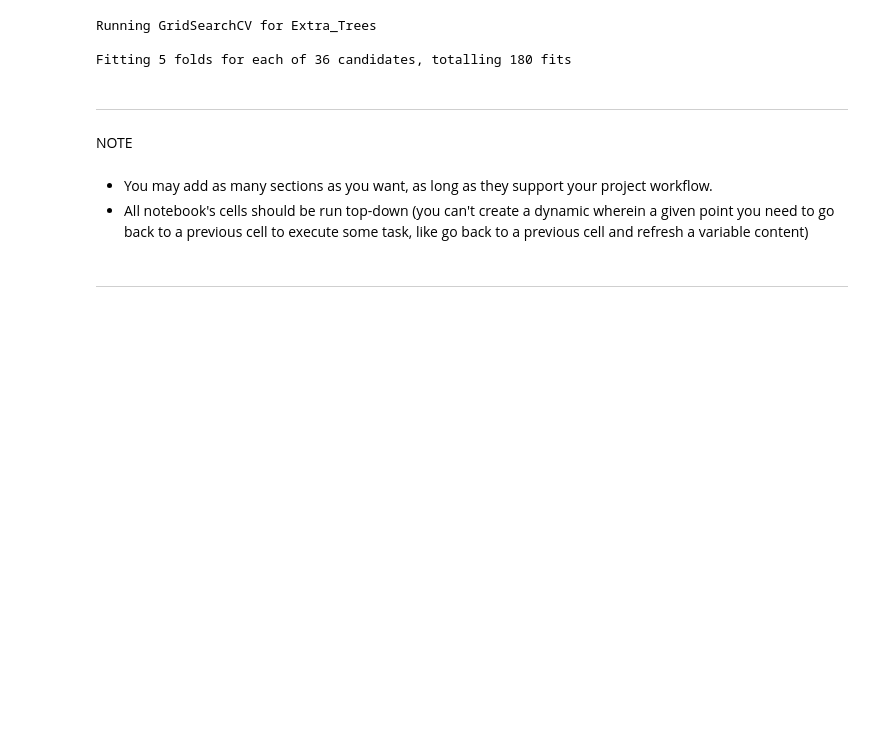
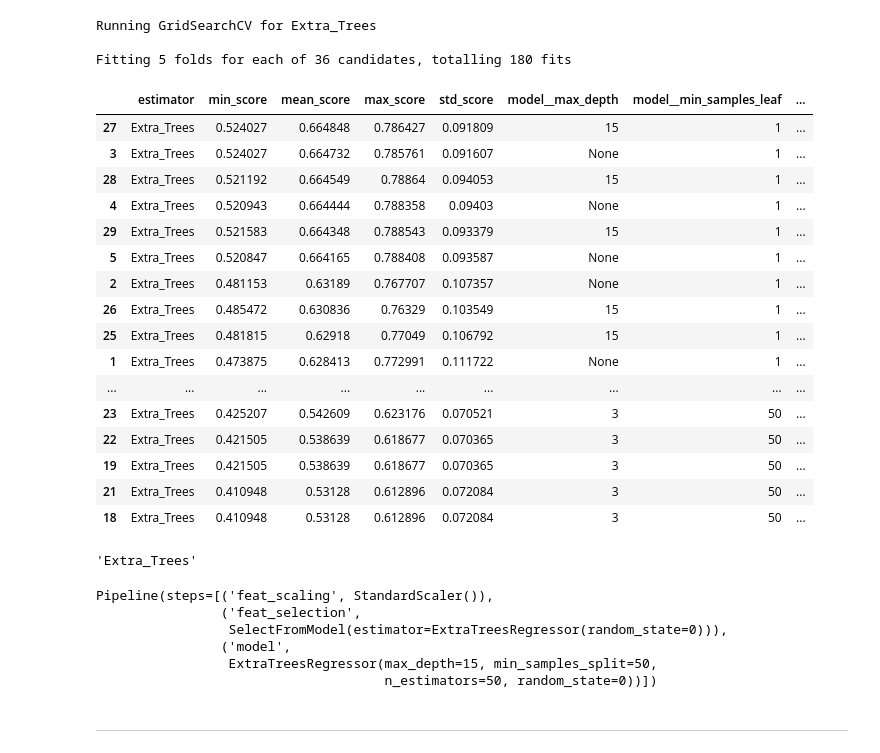
Before and after one commit to Ismino/housepricepred2, a Jupyter notebook: jupyter_notebooks/Modelling and Evaluation - Predict House Price.ipynb5.ipynb, the cells around one changed output. Cells and saved outputs as stored; diff of their text form; code cells hidden in the pictures; blank space fills up the shorter version.

Commit message:
Add pipeline and modeöing to repo

```diff
--- a/jupyter_notebooks/Modelling and Evaluation - Predict House Price.ipynb5.ipynb
+++ b/jupyter_notebooks/Modelling and Evaluation - Predict House Price.ipynb5.ipynb
@@ -661,13 +661,42 @@ search.fit(X_train, y_train, scoring='r2', n_jobs=-1, cv=5)
 Running GridSearchCV for Extra_Trees
 
 Fitting 5 folds for each of 36 candidates, totalling 180 fits
-# %% [markdown]
----
-# %% [markdown]
-NOTE
-# %% [markdown]
-* You may add as many sections as you want, as long as they support your project workflow.
-* All notebook's cells should be run top-down (you can't create a dynamic wherein a given point you need to go back to a previous cell to execute some task, like go back to a previous cell and refresh a variable content)
+# %%
+grid_search_summary, grid_search_pipelines = search.score_summary(sort_by='mean_score')
+grid_search_summary
+# %% [output]
+|  | estimator | min_score | mean_score | max_score | std_score | model__max_depth | model__min_samples_leaf | ... |
+| 27 | Extra_Trees | 0.524027 | 0.664848 | 0.786427 | 0.091809 | 15 | 1 | ... |
+| 3 | Extra_Trees | 0.524027 | 0.664732 | 0.785761 | 0.091607 | None | 1 | ... |
+| 28 | Extra_Trees | 0.521192 | 0.664549 | 0.78864 | 0.094053 | 15 | 1 | ... |
+| 4 | Extra_Trees | 0.520943 | 0.664444 | 0.788358 | 0.09403 | None | 1 | ... |
+| 29 | Extra_Trees | 0.521583 | 0.664348 | 0.788543 | 0.093379 | 15 | 1 | ... |
+| 5 | Extra_Trees | 0.520847 | 0.664165 | 0.788408 | 0.093587 | None | 1 | ... |
+| 2 | Extra_Trees | 0.481153 | 0.63189 | 0.767707 | 0.107357 | None | 1 | ... |
+| 26 | Extra_Trees | 0.485472 | 0.630836 | 0.76329 | 0.103549 | 15 | 1 | ... |
+| 25 | Extra_Trees | 0.481815 | 0.62918 | 0.77049 | 0.106792 | 15 | 1 | ... |
+| 1 | Extra_Trees | 0.473875 | 0.628413 | 0.772991 | 0.111722 | None | 1 | ... |
+| ... | ... | ... | ... | ... | ... | ... | ... | ... |
+| 23 | Extra_Trees | 0.425207 | 0.542609 | 0.623176 | 0.070521 | 3 | 50 | ... |
+| 22 | Extra_Trees | 0.421505 | 0.538639 | 0.618677 | 0.070365 | 3 | 50 | ... |
+| 19 | Extra_Trees | 0.421505 | 0.538639 | 0.618677 | 0.070365 | 3 | 50 | ... |
+| 21 | Extra_Trees | 0.410948 | 0.53128 | 0.612896 | 0.072084 | 3 | 50 | ... |
+| 18 | Extra_Trees | 0.410948 | 0.53128 | 0.612896 | 0.072084 | 3 | 50 | ... |
+# %%
+optimal_model = grid_search_summary.iloc[0]['estimator']
+optimal_model
+# %% [output]
+'Extra_Trees'
+# %%
+optimal_regression_pipeline = grid_search_pipelines[optimal_model].best_estimator_
+optimal_regression_pipeline
+# %% [output]
+Pipeline(steps=[('feat_scaling', StandardScaler()),
+                ('feat_selection',
+                 SelectFromModel(estimator=ExtraTreesRegressor(random_state=0))),
+                ('model',
+                 ExtraTreesRegressor(max_depth=15, min_samples_split=50,
+                                     n_estimators=50, random_state=0))])
 # %% [markdown]
 ---
 # %% [markdown]
```
Also changed, not shown: parts of 18 cells of this notebook, 7 other files.
